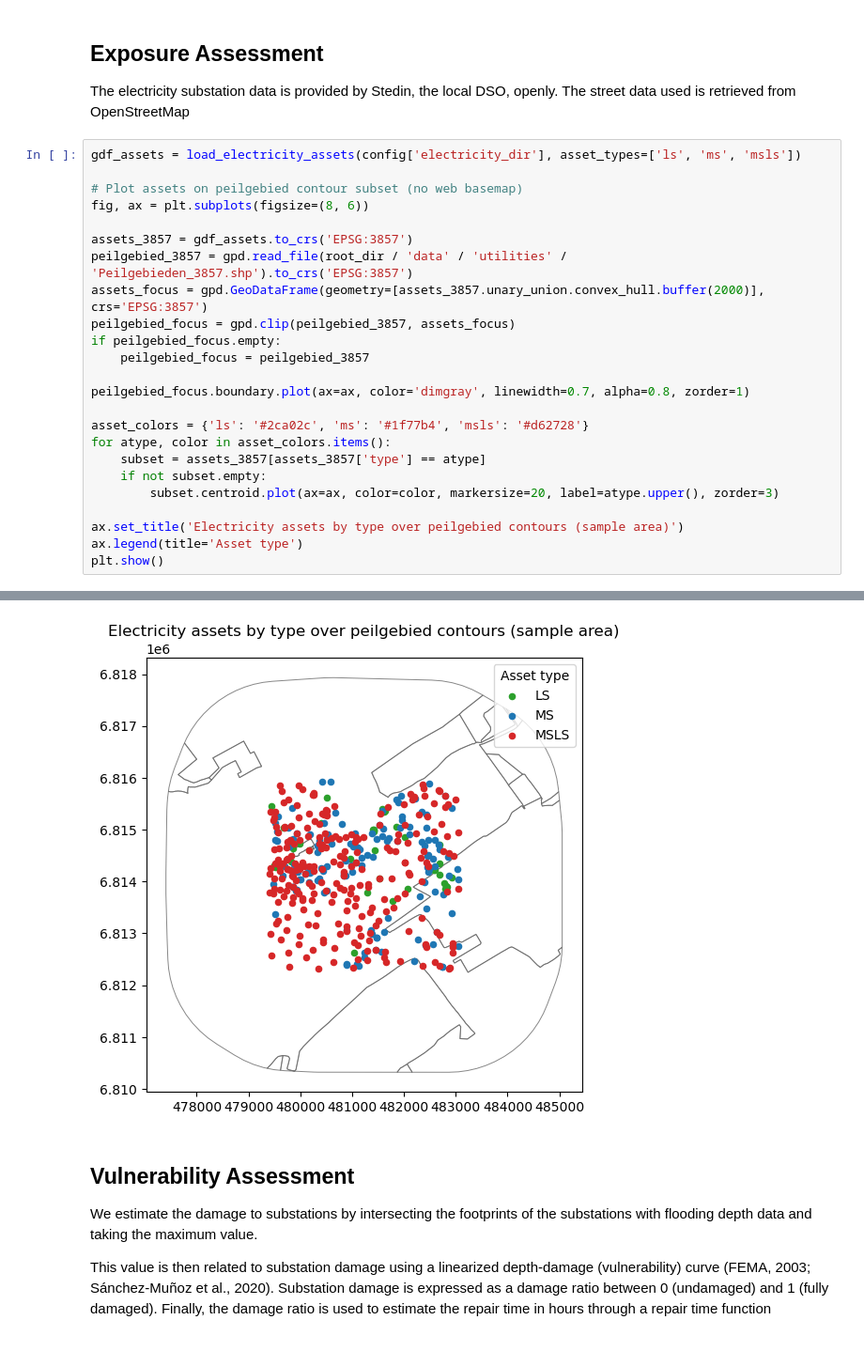
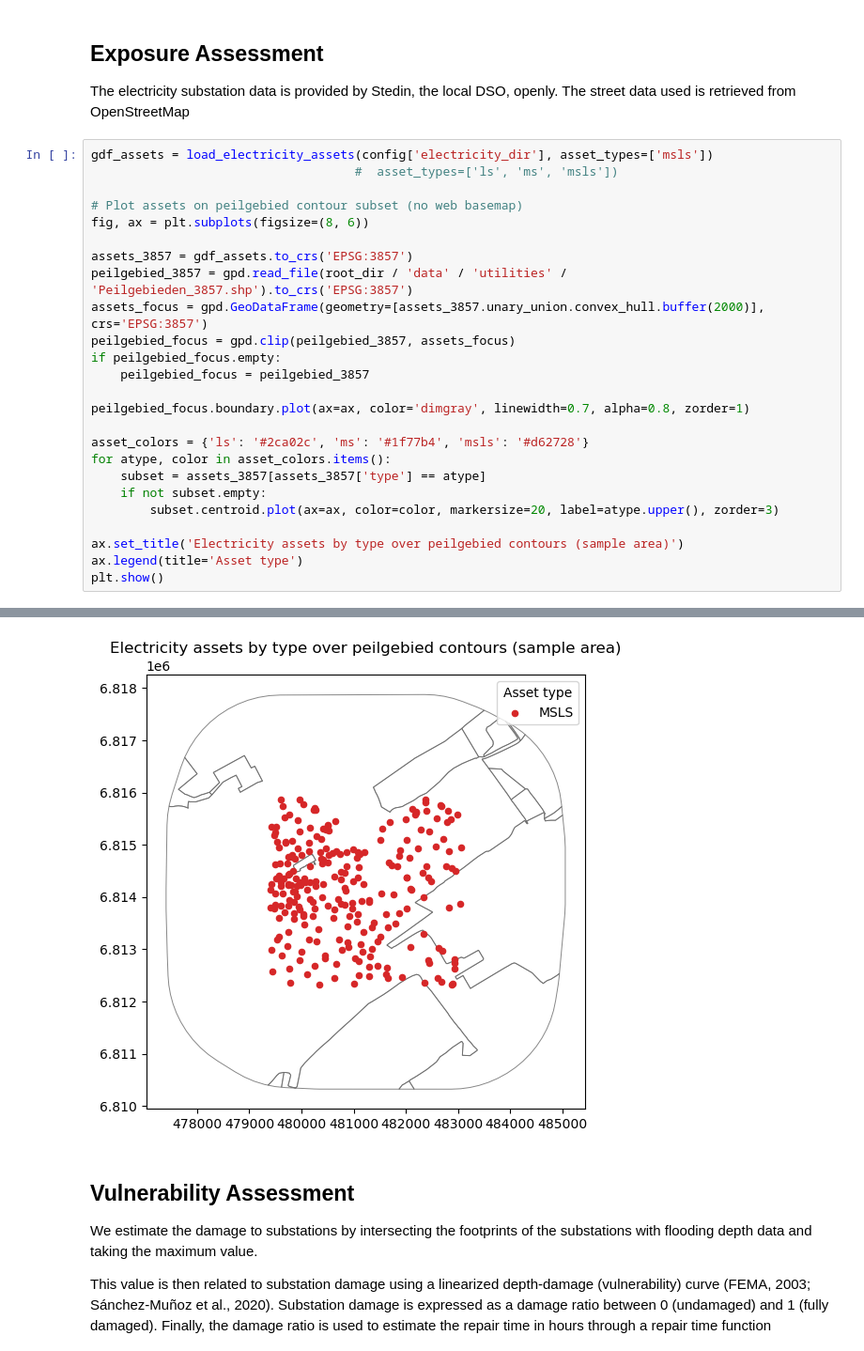
Before and after one commit to edPeregrina/powerpath, a Jupyter notebook: book/Use_Case_sample_societal_access.ipynb, the cells around one changed output, grey strips where cells are left out. Shown at 94% size. Cells and saved outputs as stored; diff of their text form.

```diff
--- a/book/Use_Case_sample_societal_access.ipynb
+++ b/book/Use_Case_sample_societal_access.ipynb
@@ -158,7 +158,8 @@ Found 10 hazard map files
 The electricity substation data is provided by Stedin, the local DSO, openly.
 The street data used is retrieved from OpenStreetMap
 # %%
-gdf_assets = load_electricity_assets(config['electricity_dir'], asset_types=['ls', 'ms', 'msls'])
+gdf_assets = load_electricity_assets(config['electricity_dir'], asset_types=['msls'])
+                                    #  asset_types=['ls', 'ms', 'msls'])
 
 # Plot assets on peilgebied contour subset (no web basemap)
 fig, ax = plt.subplots(figsize=(8, 6))
@@ -197,4 +194,4 @@ Asset types: {'msls': 245, 'ms': 138, 'ls': 36}
-[figure, old version]
+[figure, new version]
 # %% [markdown]
 ## Vulnerability Assessment
 
```
Also changed, not shown: parts of 11 cells of this notebook.
